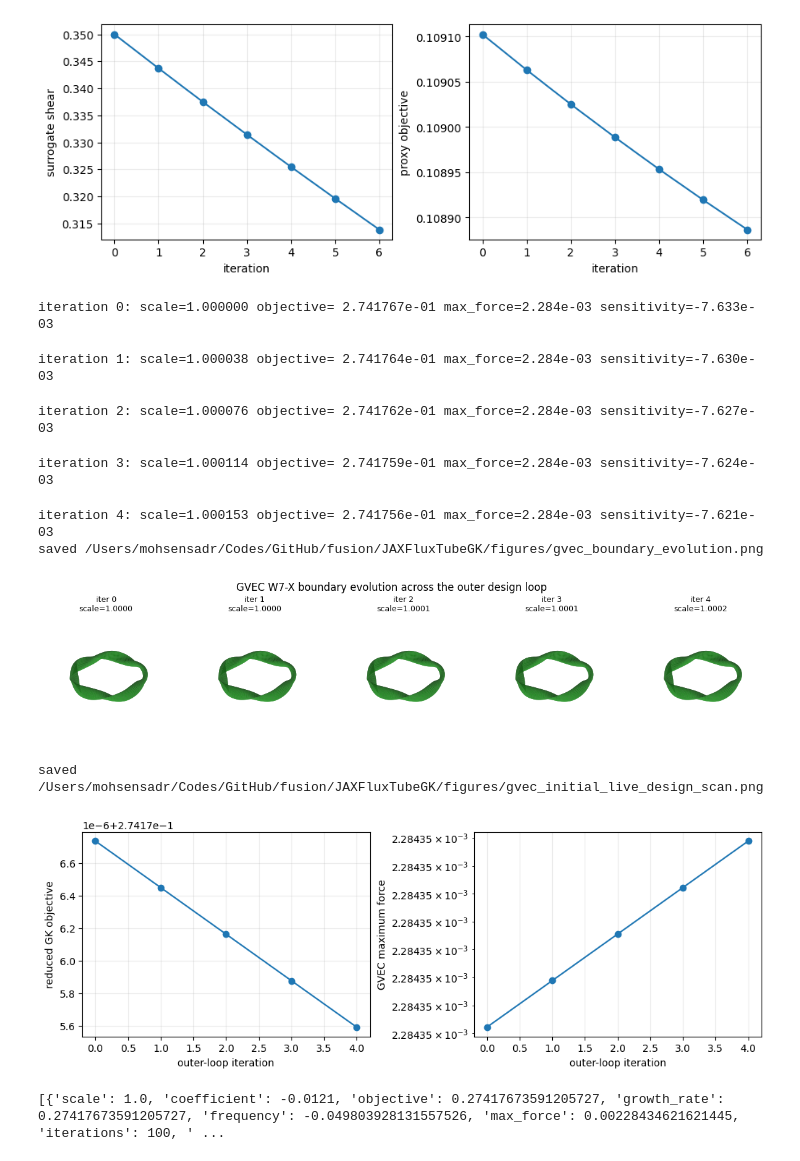
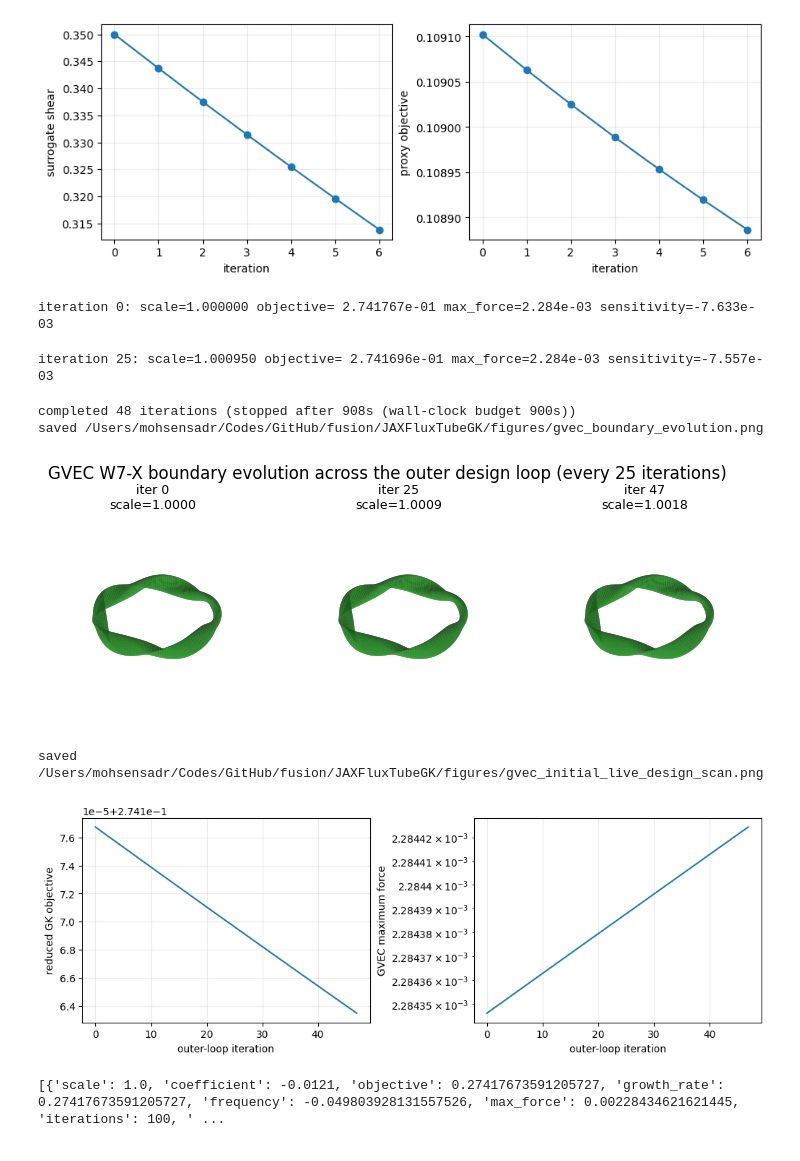
Before and after one commit to PAIdynamics/JAXFluxTubeGK, a Jupyter notebook: examples/gvec_geometry_optimization.ipynb, the cells around one changed output. Saved outputs shown, nothing was run; the diff lists cells and outputs as text; code cells hidden in the pictures.

```diff
--- a/examples/gvec_geometry_optimization.ipynb
+++ b/examples/gvec_geometry_optimization.ipynb
@@ -221,17 +221,39 @@ if GEOMETRY_SOURCE == "provider" and GVEC_PARAMETER_FILE:
     # record the resulting real 3D boundary shape. GVEC's solves here are bounded at
     # maxiter=100 for runtime, so intermediate equilibria are diagnostic, not
     # force-converged -- the notebook's own force panel below makes that explicit.
-    N_ITERATIONS = 5
+    # The loop targets N_ITERATIONS_TARGET steps but fails closed: a non-finite
+    # objective, a raised exception (e.g. a GVEC solve that stops converging as
+    # the boundary is pushed further), or exceeding the wall-clock budget stops
+    # it early with whatever iterations already succeeded.
+    import time
+
+    N_ITERATIONS_TARGET = 100
+    FRAME_STRIDE = 25
+    MAX_WALL_SECONDS = 900.0
     relative_step = 0.005
     learning_rate = 0.005
     scale_bounds = (0.95, 1.05)
     scale = 1.0
     history = []
     boundary_frames = []
-    for iteration in range(N_ITERATIONS):
+    last_frame = None
+    start_time = time.monotonic()
+    stop_reason = "completed all requested iterations"
+    for iteration in range(N_ITERATIONS_TARGET):
+        elapsed = time.monotonic() - start_time
+        if elapsed > MAX_WALL_SECONDS:
+            stop_reason = f"stopped after {elapsed:.0f}s (wall-clock budget {MAX_WALL_SECONDS:.0f}s)"
+            break
         design_scales = scale + scale * np.array([-relative_step, 0.0, relative_step])
-        live_design = [evaluate_live_gvec_design(s) for s in design_scales]
-        objectives = np.array([row["objective"] for row in live_design])
+        try:
+            live_design = [evaluate_live_gvec_design(s) for s in design_scales]
+            objectives = np.array([row["objective"] for row in live_design])
+            if not np.all(np.isfinite(objectives)):
+                raise FloatingPointError("non-finite objective from GVEC/GK evaluation")
+        except Exception as error:  # noqa: BLE001 - fail closed, keep prior iterations
+            stop_reason = f"stopped at iteration {iteration} after solver error: {error!r}"
+            print(stop_reason)
+            break
         sensitivity = float(
             (objectives[2] - objectives[0]) / (design_scales[2] - design_scales[0])
         )
@@ -240,55 +262,61 @@ if GEOMETRY_SOURCE == "provider" and GVEC_PARAMETER_FILE:
             {key: value for key, value in center.items() if key != "boundary_xyz"}
             | {"iteration": iteration, "requested_scale": scale, "sensitivity": sensitivity}
         )
-        boundary_frames.append((iteration, scale, center["boundary_xyz"]))
-        print(
-            f"iteration {iteration}: scale={scale:.6f} objective={center['objective']: .6e} "
-            f"max_force={center['max_force']:.3e} sensitivity={sensitivity: .3e}"
-        )
+        # Cheap post-processing of the already-solved center state, not a new solve.
+        last_frame = (iteration, scale, center["boundary_xyz"])
+        if iteration % FRAME_STRIDE == 0:
+            boundary_frames.append(last_frame)
+            print(
+                f"iteration {iteration}: scale={scale:.6f} objective={center['objective']: .6e} "
+                f"max_force={center['max_force']:.3e} sensitivity={sensitivity: .3e}"
+            )
         scale = float(np.clip(scale - learning_rate * sensitivity, *scale_bounds))
+    n_completed = len(history)
+    print(f"completed {n_completed} iterations ({stop_reason})")
+    if last_frame is not None and (not boundary_frames or boundary_frames[-1][0] != last_frame[0]):
+        boundary_frames.append(last_frame)
 
-    fig = plt.figure(figsize=(3.0 * N_ITERATIONS, 3.2))
+    n_frames = len(boundary_frames)
+    fig = plt.figure(figsize=(3.0 * n_frames, 3.2))
     for column, (iteration, iter_scale, (X, Y, Z)) in enumerate(boundary_frames):
-        ax = fig.add_subplot(1, N_ITERATIONS, column + 1, projection="3d")
+        ax = fig.add_subplot(1, n_frames, column + 1, projection="3d")
         plot_boundary_surface(ax, X, Y, Z, color="tab:green", alpha=0.95)
         ax.set_title(f"iter {iteration}\nscale={iter_scale:.4f}", fontsize=9)
-    fig.suptitle("GVEC W7-X boundary evolution across the outer design loop")
+    fig.suptitle(f"GVEC W7-X boundary evolution across the outer design loop (every {FRAME_STRIDE} iterations)")
     boundary_figure_path = ROOT / "figures/gvec_boundary_evolution.png"
     fig.savefig(boundary_figure_path, dpi=150, bbox_inches="tight")
     print(f"saved {boundary_figure_path}")
     plt.show()
 
     iterations = np.array([row["iteration"] for row in history])
     scales = np.array([row["scale"] for row in history])
     objectives = np.array([row["objective"] for row in history])
     forces = np.array([row["max_force"] for row in history])
     fig, axes = plt.subplots(1, 2, figsize=(10, 3.5), constrained_layout=True)
-    axes[0].plot(iterations, objectives, "o-")
+    axes[0].plot(iterations, objectives, "-")
     axes[0].set_ylabel("reduced GK objective")
-    axes[1].plot(iterations, forces, "o-")
+    axes[1].plot(iterations, forces, "-")
     axes[1].set_yscale("log")
     axes[1].set_ylabel("GVEC maximum force")
     for ax in axes:
         ax.set_xlabel("outer-loop iteration")
         ax.grid(alpha=0.25)
     figure_path = ROOT / "figures/gvec_initial_live_design_scan.png"
     fig.savefig(figure_path, dpi=160, bbox_inches="tight")
     print(f"saved {figure_path}")
     plt.show()
-    print(history)
+    print(history[:3], "...", history[-3:])
 else:
     print("Set GVEC_PARAMETER_FILE and select provider mode to run the live design scan.")
 # %% [output]
 iteration 0: scale=1.000000 objective= 2.741767e-01 max_force=2.284e-03 sensitivity=-7.633e-03
-iteration 1: scale=1.000038 objective= 2.741764e-01 max_force=2.284e-03 sensitivity=-7.630e-03
+iteration 25: scale=1.000950 objective= 2.741696e-01 max_force=2.284e-03 sensitivity=-7.557e-03
-iteration 2: scale=1.000076 objective= 2.741762e-01 max_force=2.284e-03 sensitivity=-7.627e-03
+completed 48 iterations (stopped after 908s (wall-clock budget 900s))
+saved /Users/mohsensadr/Codes/GitHub/fusion/JAXFluxTubeGK/figures/gvec_boundary_evolution.png
+[figure, new version]
-iteration 3: scale=1.000114 objective= 2.741759e-01 max_force=2.284e-03 sensitivity=-7.624e-03
+saved /Users/mohsensadr/Codes/GitHub/fusion/JAXFluxTubeGK/figures/gvec_initial_live_design_scan.png
+[figure, new version]
-iteration 4: scale=1.000153 objective= 2.741756e-01 max_force=2.284e-03 sensitivity=-7.621e-03
-saved /Users/mohsensadr/Codes/GitHub/fusion/JAXFluxTubeGK/figures/gvec_boundary_evolution.png
+[{'scale': 1.0, 'coefficient': -0.0121, 'objective': 0.27417673591205727, 'growth_rate': 0.27417673591205727, 'frequency': -0.049803928131557526, 'max_force': 0.00228434621621445, 'iterations': 100, ' ...
-[figure, old version]
-saved /Users/mohsensadr/Codes/GitHub/fusion/JAXFluxTubeGK/figures/gvec_initial_live_design_scan.png
-[figure, old version]
-[{'scale': 1.0, 'coefficient': -0.0121, 'objective': 0.27417673591205727, 'growth_rate': 0.27417673591205727, 'frequency': -0.049803928131557526, 'max_force': 0.00228434621621445, 'iterations': 100, ' ...
 # %% [markdown]
 ### Production checklist
 
```
Also changed, not shown: 10 other files.
